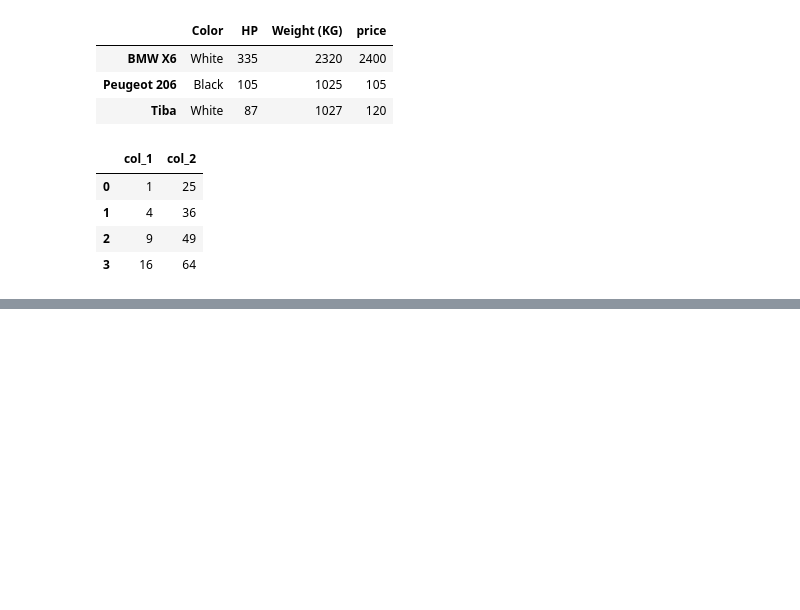
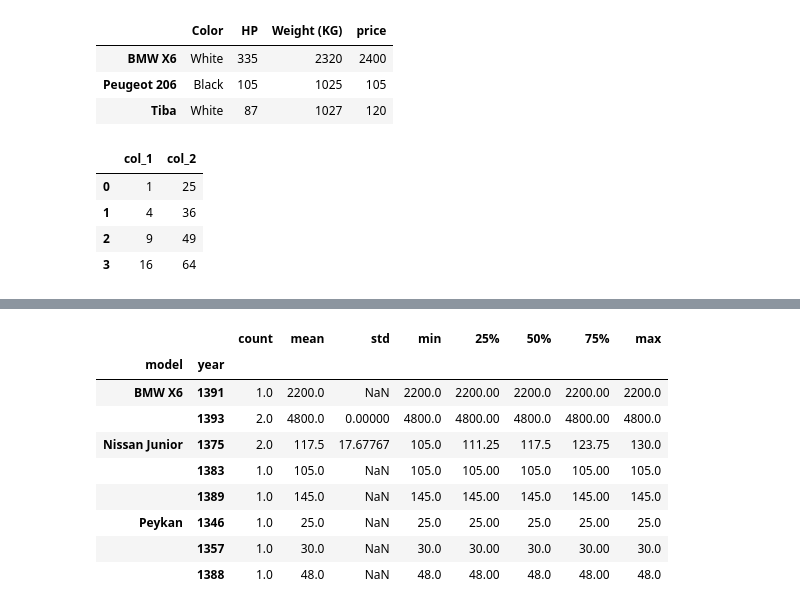
Before and after one commit to youngshayan/Machine-learning-and-AI, a Jupyter notebook: Course/Pandas-Learning-1.ipynb, the cells around one changed output, grey strips where cells are left out. Cells and saved outputs as stored; diff of their text form; code cells hidden in the pictures; blank space fills up the shorter version.

```diff
--- a/Course/Pandas-test.ipynb
+++ b/Course/Pandas-Learning-1.ipynb
@@ -339,0 +552,11 @@ def sumrow(row):
+# %%
+cars_dictionary = {
+    "model" :["Peykan", "Peykan", "Peykan", "BMW X6", "BMW X6", "BMW X6", "Nissan Junior", "Nissan Junior", "Nissan Junior", "Nissan Junior"],
+    "Color" :["Red", "White", "Olive",  "Black", "Ametrine", "navy", "Blue", "White", "Blue", "Red"],
+    "Weight (KG)" :[990, 1000, 990, 2320, 2320, 2220, 1540, 1540, 1600, 1540],
+    "year" :[1346, 1357, 1388, 1391, 1393, 1393, 1375, 1383, 1375, 1389],
+    "price" :[25, 30, 48, 2200, 4800, 4800, 105, 105, 130, 145]
+}
+
+cars_df = pd.DataFrame(cars_dictionary)
+cars_df
@@ -339,0 +600,14 @@ def sumrow(row):
+# %%
+price_datas = cars_df.groupby(['model', 'year'])['price'].describe()
+price_datas
+# %% [output]
+|  |  | count | mean | std | min | 25% | 50% | 75% | max |
+| model | year |  |  |  |  |  |  |  |  |
+| BMW X6 | 1391 | 1.0 | 2200.0 | NaN | 2200.0 | 2200.00 | 2200.0 | 2200.00 | 2200.0 |
+|  | 1393 | 2.0 | 4800.0 | 0.00000 | 4800.0 | 4800.00 | 4800.0 | 4800.00 | 4800.0 |
+| Nissan Junior | 1375 | 2.0 | 117.5 | 17.67767 | 105.0 | 111.25 | 117.5 | 123.75 | 130.0 |
+|  | 1383 | 1.0 | 105.0 | NaN | 105.0 | 105.00 | 105.0 | 105.00 | 105.0 |
+|  | 1389 | 1.0 | 145.0 | NaN | 145.0 | 145.00 | 145.0 | 145.00 | 145.0 |
+| Peykan | 1346 | 1.0 | 25.0 | NaN | 25.0 | 25.00 | 25.0 | 25.00 | 25.0 |
+|  | 1357 | 1.0 | 30.0 | NaN | 30.0 | 30.00 | 30.0 | 30.00 | 30.0 |
+|  | 1388 | 1.0 | 48.0 | NaN | 48.0 | 48.00 | 48.0 | 48.00 | 48.0 |
```
Also changed, not shown: parts of 38 cells of this notebook, 8 other files.
